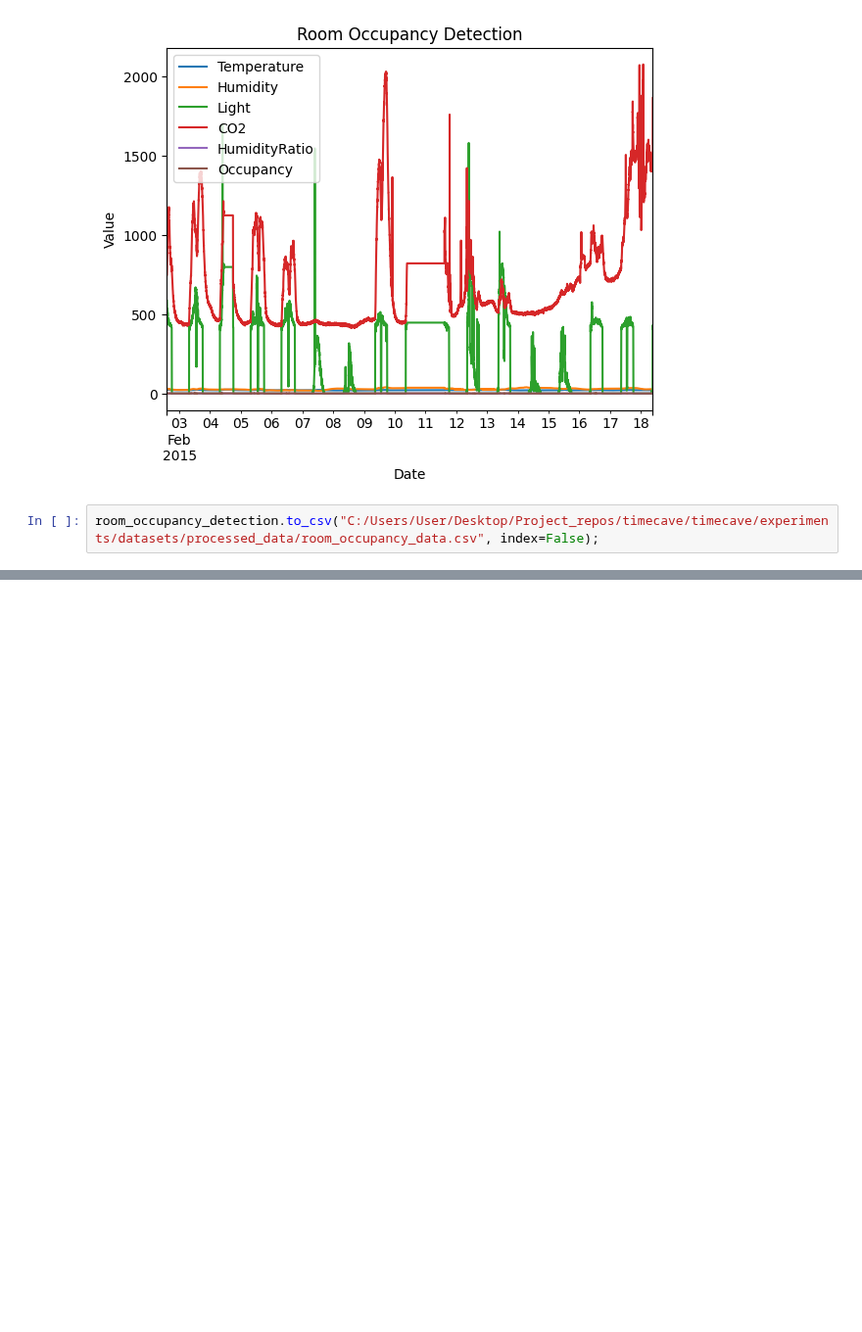
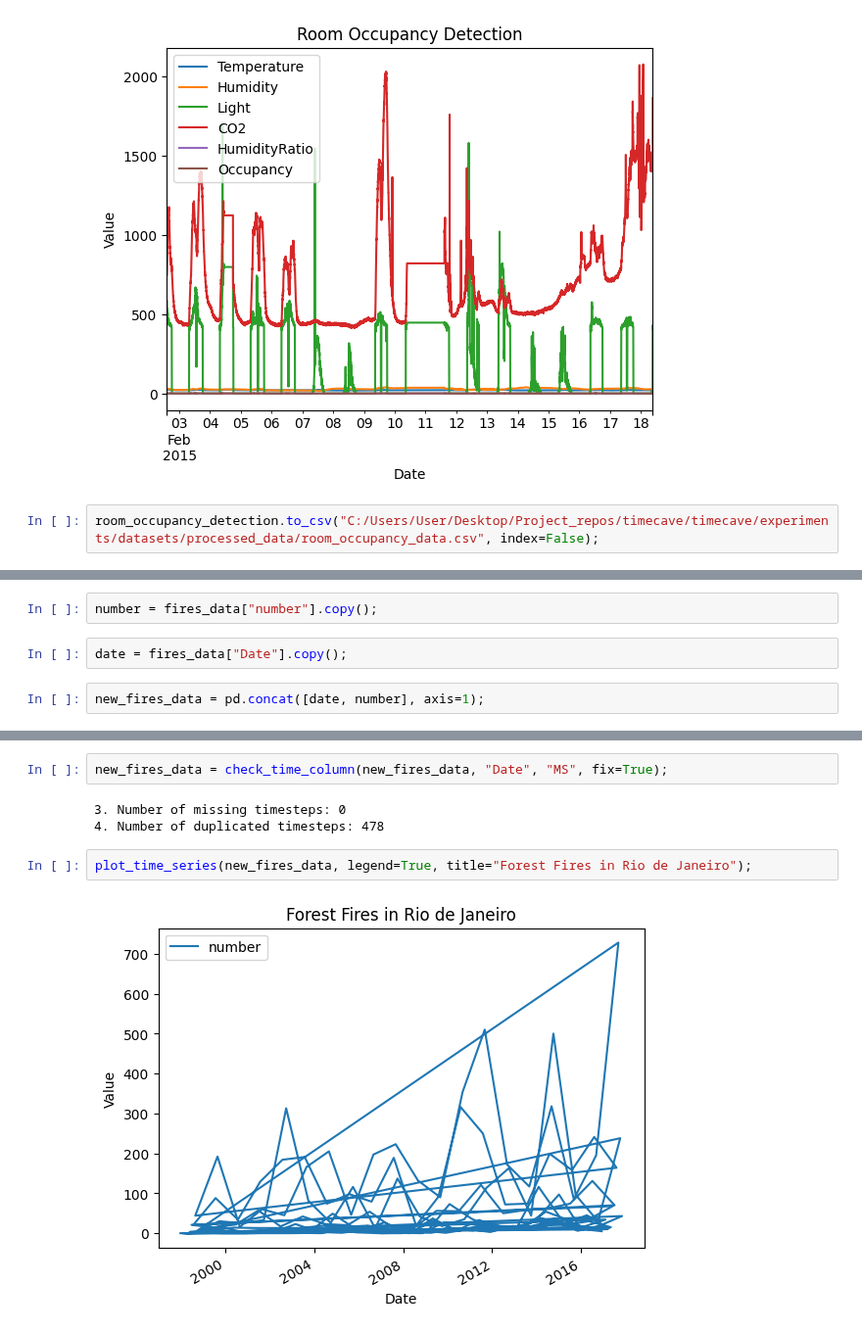
Before and after one commit to MiguelLoureiro98/timecave, a Jupyter notebook: experiments/data_preprocessing_cont.ipynb, the cells around one changed output, grey strips where cells are left out. Shown at 98% size. Cells and saved outputs as stored; diff of their text form; blank space fills up the shorter version.

```diff
--- a/experiments/data_preprocessing_cont.ipynb
+++ b/experiments/data_preprocessing_cont.ipynb
@@ -175,0 +292,6 @@ room_occupancy_detection.to_csv("C:/Users/User/Desktop/Project_repos/timecave/ti
+# %%
+number = fires_data["number"].copy();
+# %%
+date = fires_data["Date"].copy();
+# %%
+new_fires_data = pd.concat([date, number], axis=1);
@@ -175,0 +314,9 @@ room_occupancy_detection.to_csv("C:/Users/User/Desktop/Project_repos/timecave/ti
+# %%
+new_fires_data = check_time_column(new_fires_data, "Date", "MS", fix=True);
+# %% [output]
+3. Number of missing timesteps: 0
+4. Number of duplicated timesteps: 478
+# %%
+plot_time_series(new_fires_data, legend=True, title="Forest Fires in Rio de Janeiro");
+# %% [output]
+[figure, added]
```
Also changed, not shown: parts of 31 cells of this notebook, 2 other files.
